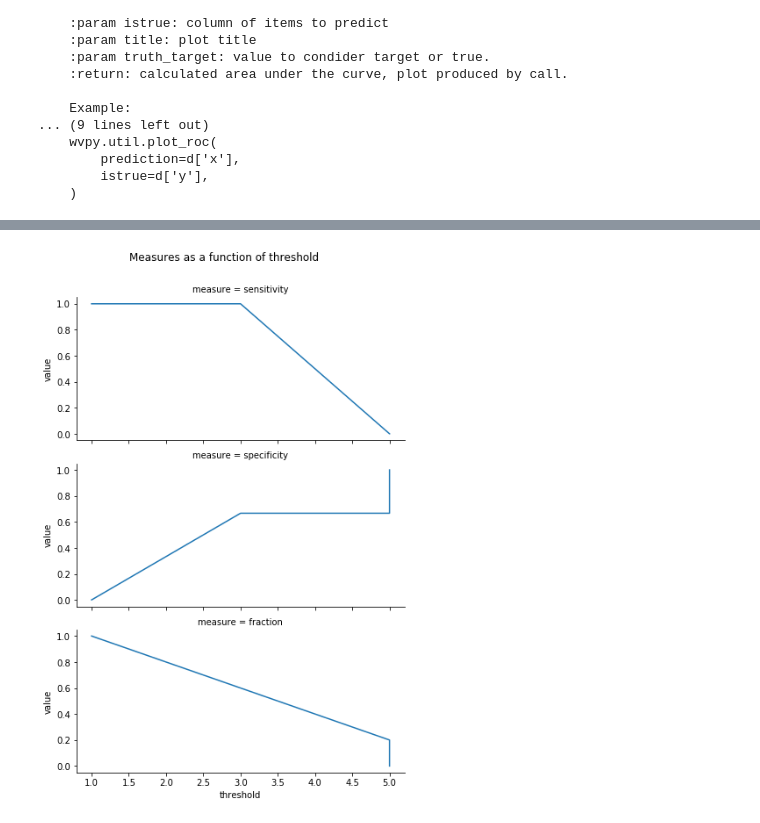
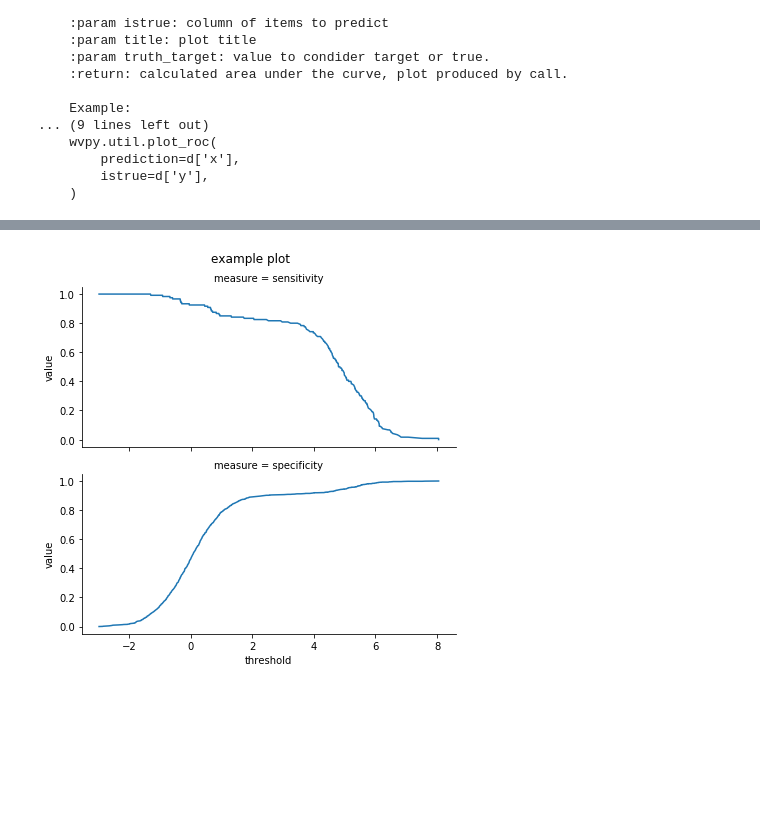
Before and after one commit to WinVector/wvpy, a Jupyter notebook: README.ipynb, the cells around one changed output, grey strips where cells are left out. Cells and saved outputs as stored; diff of their text form; code cells hidden in the pictures; blank space fills up the shorter version.

Commit message:
better example in README

```diff
--- a/README.ipynb
+++ b/README.ipynb
@@ -44,6 +39,20 @@ plot_roc(prediction, istrue, title='Receiver operating characteristic plot', *,
         prediction=d['x'],
         istrue=d['y'],
     )
+# %%
+d = pandas.concat([
+    pandas.DataFrame({
+        'x': numpy.random.normal(size=1000),
+        'y': numpy.random.choice([True, False],
+                                 p=(0.02, 0.98),
+                                 size=1000,
+                                 replace=True)}),
+    pandas.DataFrame({
+        'x': numpy.random.normal(size=200) + 5,
+        'y': numpy.random.choice([True, False],
+                                 size=200,
+                                 replace=True)}),
+])
 # %%
 wvpy.util.plot_roc(
     prediction=d.x,
@@ -75,9 +84,10 @@ threshold_plot(d: pandas.core.frame.DataFrame, pred_var, truth_var, truth_target
 # %%
 wvpy.util.threshold_plot(
         d,
         pred_var='x',
         truth_var='y',
-        plotvars=("sensitivity", "specificity", "fraction"),
+        plotvars=("sensitivity", "specificity"),
+        title = "example plot"
     )
 # %% [output]
-[figure, old version]
+[figure, new version]
```
Also changed, not shown: parts of 7 cells of this notebook, 9 other files.
